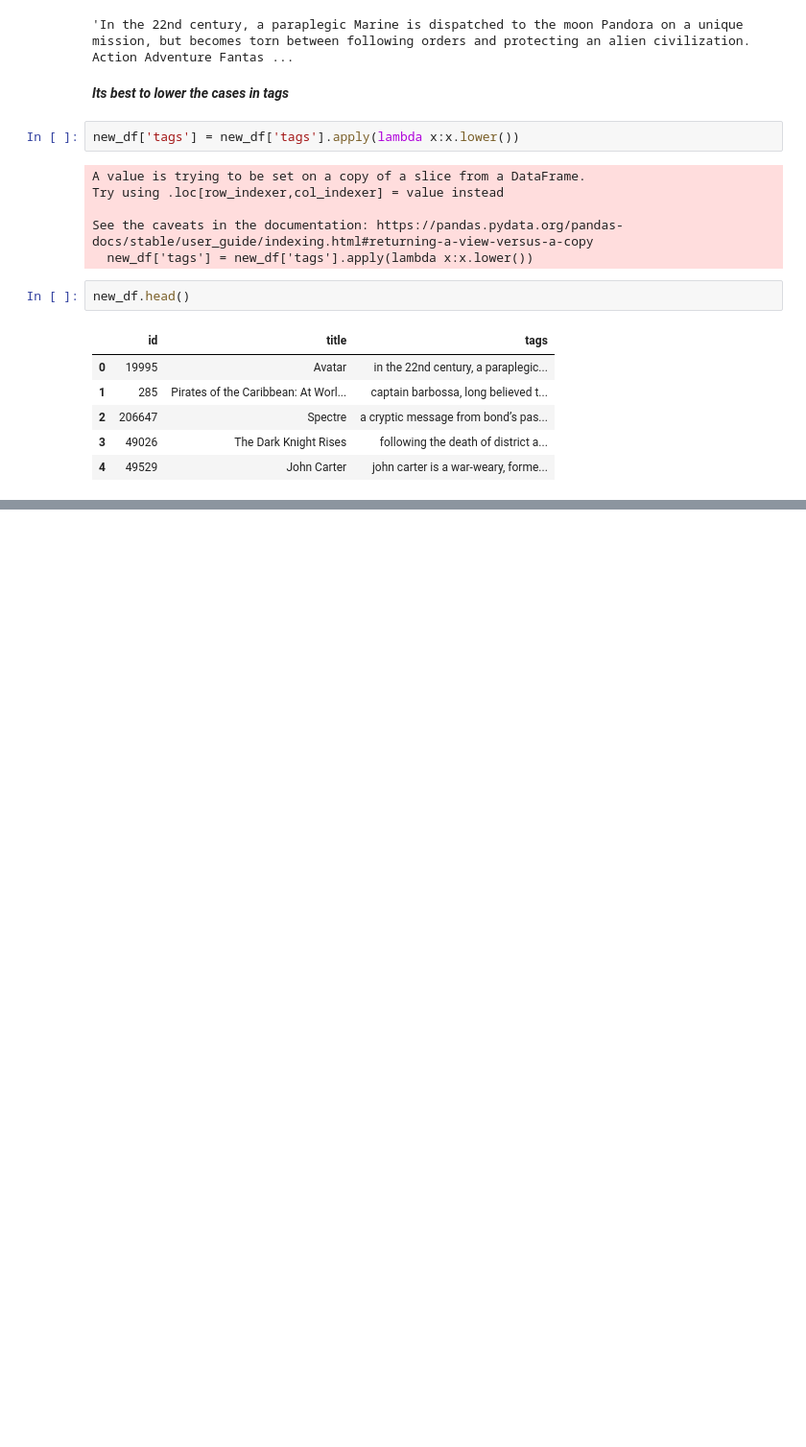
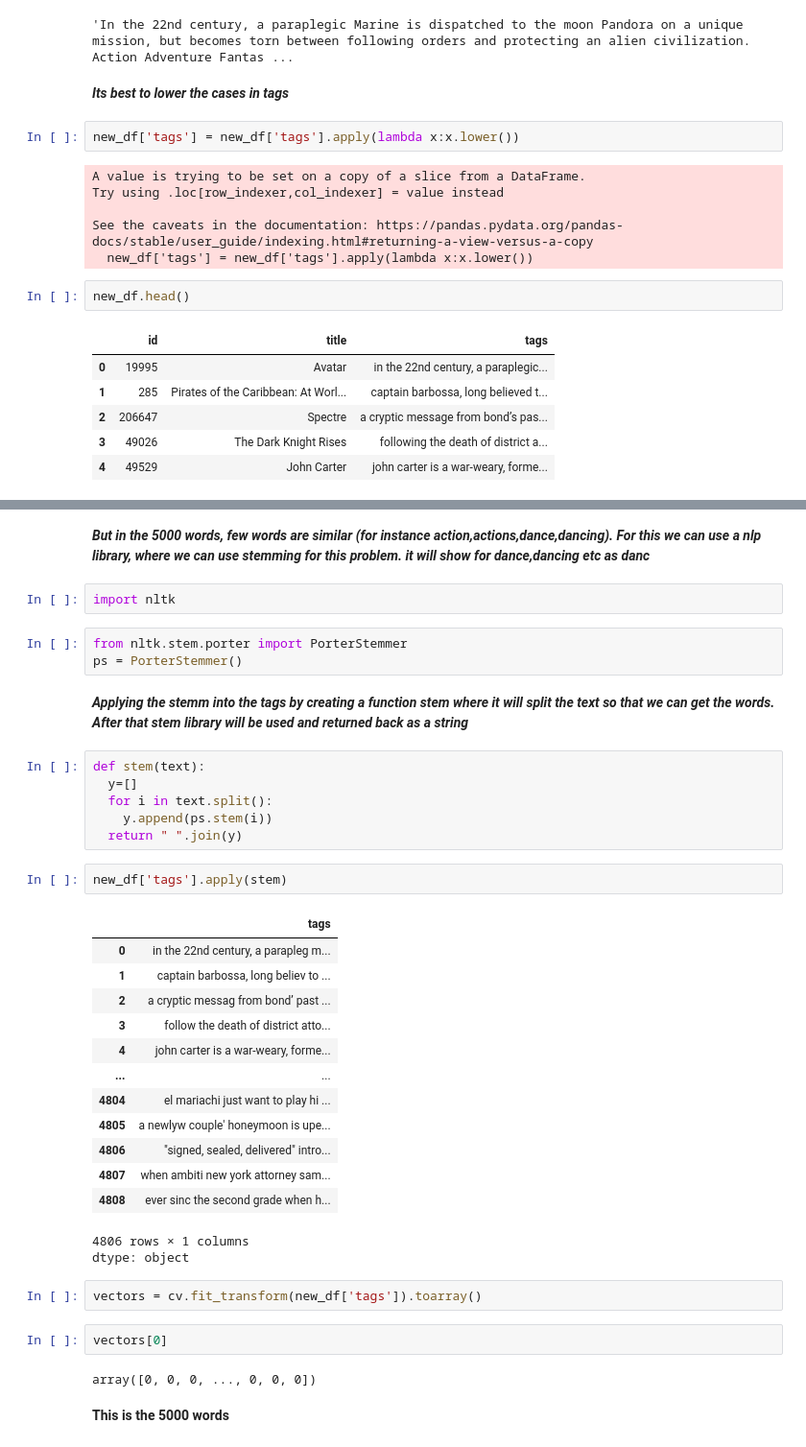
Before and after one commit to nish1606/Movie-recommender-system-ML-project, a Jupyter notebook: movie_recommender_system.ipynb, the cells around one changed output, grey strips where cells are left out. Shown at 96% size. Cells and saved outputs as stored; diff of their text form; blank space fills up the shorter version.

```diff
--- a/movie_recommender_system.ipynb
+++ b/movie_recommender_system.ipynb
@@ -248,0 +260,43 @@ new_df.head()
+# %% [markdown]
+***But in the 5000 words, few words are similar (for instance action,actions,dance,dancing).
+For this we can use a nlp library, where we can use stemming for this problem.
+it will show for dance,dancing etc as danc***
+# %%
+import nltk
+# %%
+from nltk.stem.porter import PorterStemmer
+ps = PorterStemmer()
+# %% [markdown]
+***Applying the stemm into the tags by creating a function stem where it will split the text so that we can get the words.
+After that stem library will be used and returned back as a string***
+# %%
+def stem(text):
+  y=[]
+  for i in text.split():
+    y.append(ps.stem(i))
+  return " ".join(y)
+# %%
+new_df['tags'].apply(stem)
+# %% [output]
+|  | tags |
+| 0 | in the 22nd century, a parapleg m... |
+| 1 | captain barbossa, long believ to ... |
+| 2 | a cryptic messag from bond’ past ... |
+| 3 | follow the death of district atto... |
+| 4 | john carter is a war-weary, forme... |
+| ... | ... |
+| 4804 | el mariachi just want to play hi ... |
+| 4805 | a newlyw couple' honeymoon is upe... |
+| 4806 | "signed, sealed, delivered" intro... |
+| 4807 | when ambiti new york attorney sam... |
+| 4808 | ever sinc the second grade when h... |
+4806 rows × 1 columns
+dtype: object
+# %%
+vectors = cv.fit_transform(new_df['tags']).toarray()
+# %%
+vectors[0]
+# %% [output]
+array([0, 0, 0, ..., 0, 0, 0])
+# %% [markdown]
+**This is the 5000 words**
```
Also changed, not shown: parts of 9 cells of this notebook.
